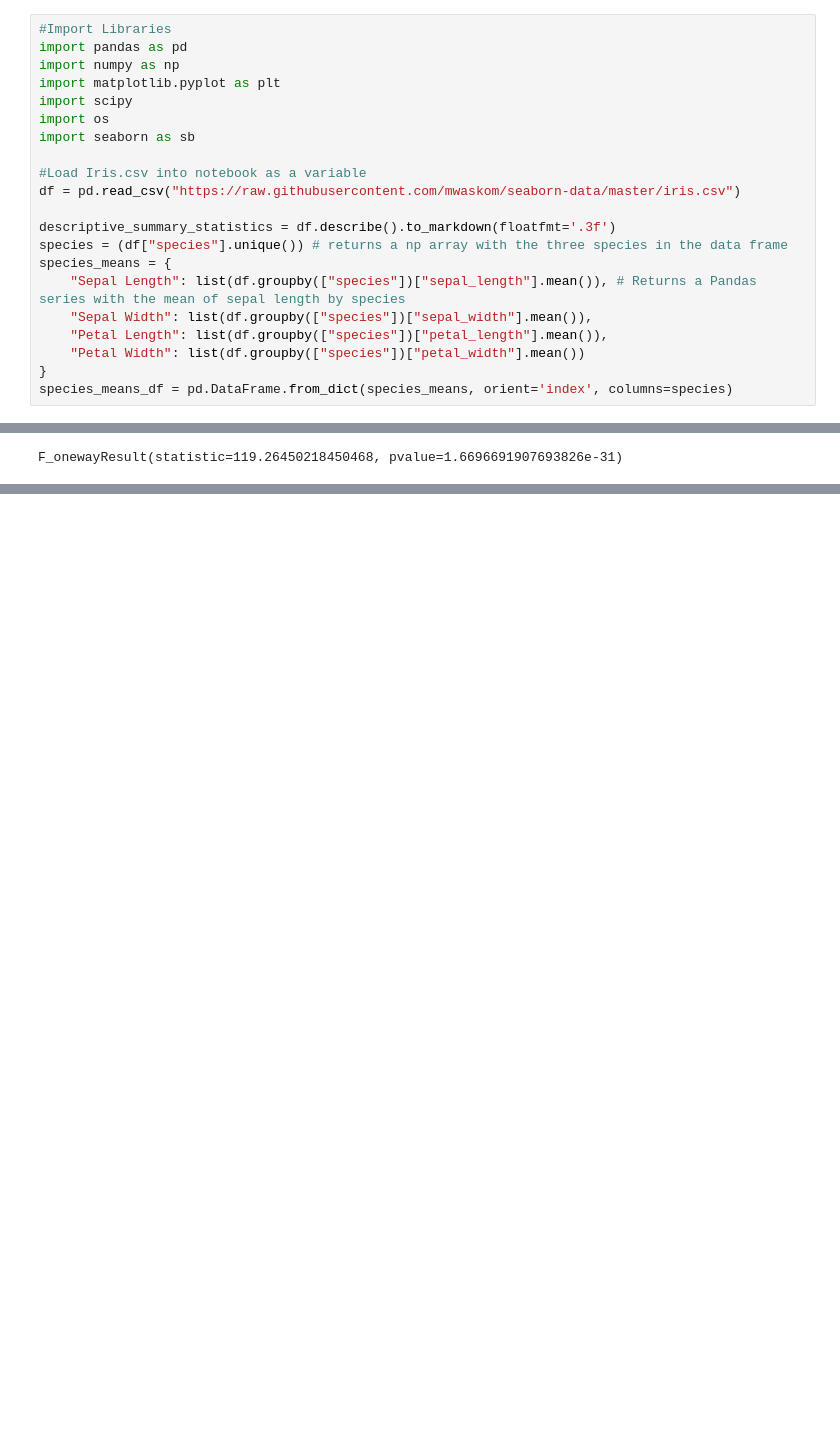
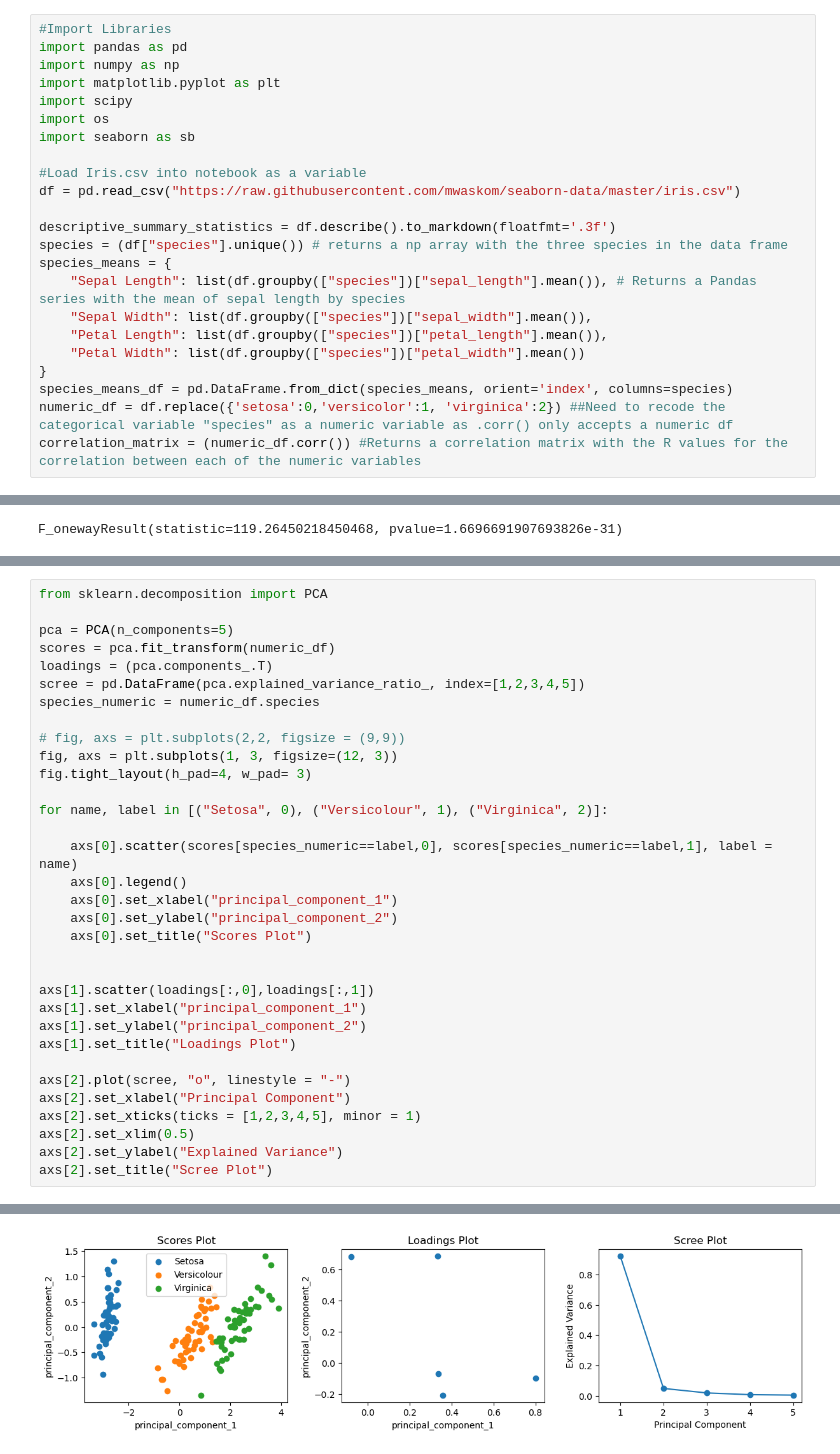
Before and after one commit to a-o-connor/pands-mywork, a Jupyter notebook: practice-concepts/iris_practice.ipynb, the cells around one changed output, grey strips where cells are left out. Saved outputs shown, nothing was run; the diff lists cells and outputs as text; blank space fills up the shorter version.

```diff
--- a/practice-concepts/iris_practice.ipynb
+++ b/practice-concepts/iris_practice.ipynb
@@ -80,6 +80,8 @@ species_means = {
     "Petal Width": list(df.groupby(["species"])["petal_width"].mean())
 }
 species_means_df = pd.DataFrame.from_dict(species_means, orient='index', columns=species)
+numeric_df = df.replace({'setosa':0,'versicolor':1, 'virginica':2}) ##Need to recode the categorical variable "species" as a numeric variable as .corr() only accepts a numeric df
+correlation_matrix = (numeric_df.corr()) #Returns a correlation matrix with the R values for the correlation between each of the numeric variables
 # %%
 def histogram(x_value):
     fig, ax = plt.subplots()
@@ -365,0 +442,34 @@ F_onewayResult(statistic=119.26450218450468, pvalue=1.6696691907693826e-31)
+# %%
+from sklearn.decomposition import PCA
+
+pca = PCA(n_components=5)
+scores = pca.fit_transform(numeric_df)
+loadings = (pca.components_.T)
+scree = pd.DataFrame(pca.explained_variance_ratio_, index=[1,2,3,4,5])
+species_numeric = numeric_df.species
+
+# fig, axs = plt.subplots(2,2, figsize = (9,9))
+fig, axs = plt.subplots(1, 3, figsize=(12, 3))
+fig.tight_layout(h_pad=4, w_pad= 3)
+
+for name, label in [("Setosa", 0), ("Versicolour", 1), ("Virginica", 2)]:
+
+    axs[0].scatter(scores[species_numeric==label,0], scores[species_numeric==label,1], label = name)
+    axs[0].legend()
+    axs[0].set_xlabel("principal_component_1")
+    axs[0].set_ylabel("principal_component_2")
+    axs[0].set_title("Scores Plot")
+
+
+axs[1].scatter(loadings[:,0],loadings[:,1])
+axs[1].set_xlabel("principal_component_1")
+axs[1].set_ylabel("principal_component_2")
+axs[1].set_title("Loadings Plot")
+
+axs[2].plot(scree, "o", linestyle = "-")
+axs[2].set_xlabel("Principal Component")
+axs[2].set_xticks(ticks = [1,2,3,4,5], minor = 1)
+axs[2].set_xlim(0.5)
+axs[2].set_ylabel("Explained Variance")
+axs[2].set_title("Scree Plot")
+# %% [output]
@@ -365,0 +477 @@ F_onewayResult(statistic=119.26450218450468, pvalue=1.6696691907693826e-31)
+[figure, added]
```
Also changed, not shown: parts of 12 cells of this notebook.
